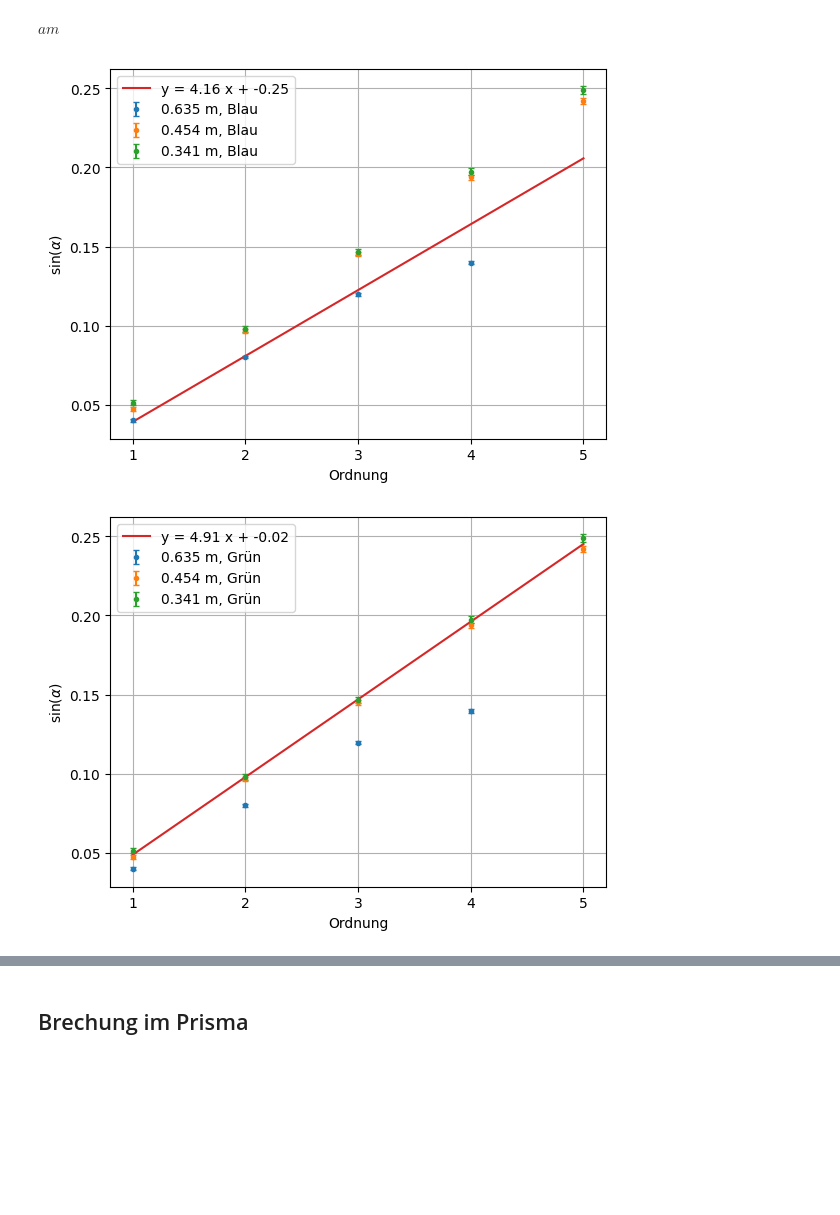
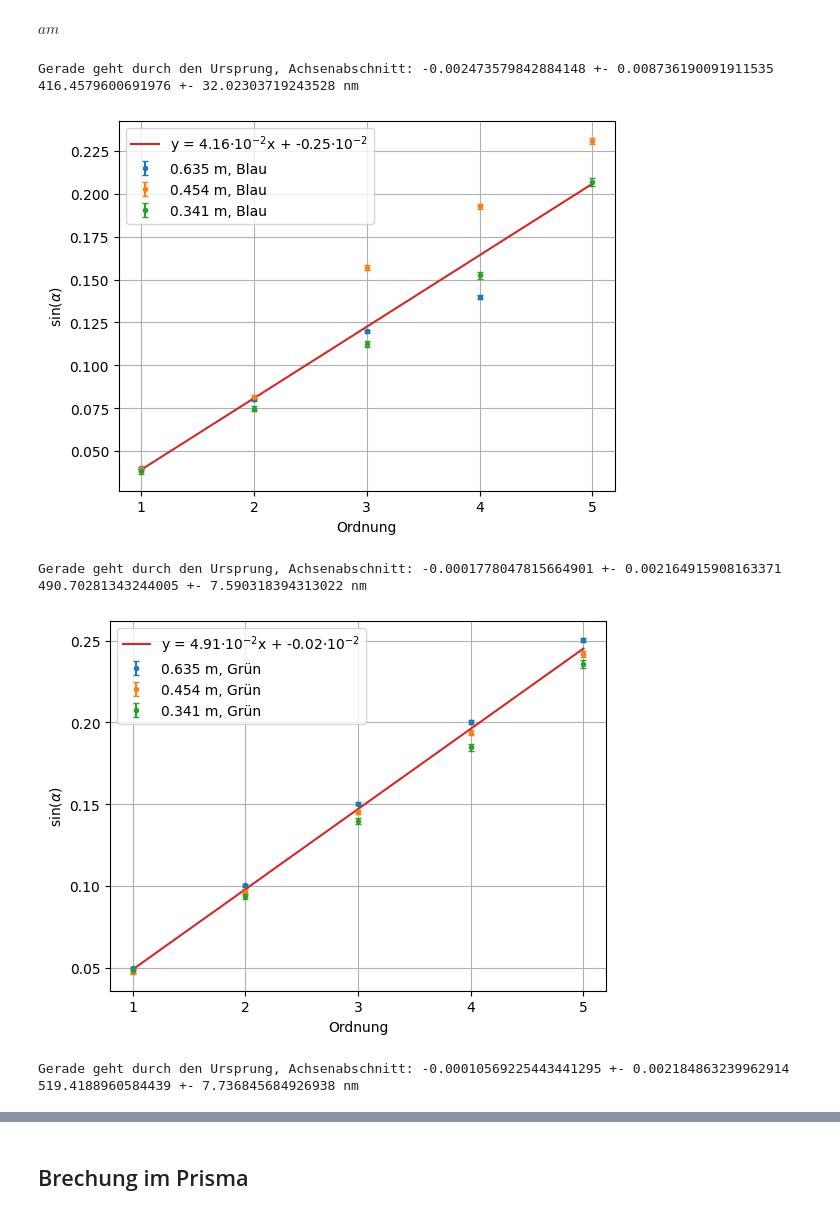
Before and after one commit to RombusBombus/AP3, a Jupyter notebook: BUB/BUB.ipynb, the cells around one changed output, grey strips where cells are left out. Cells and saved outputs as stored; diff of their text form; code cells hidden in the pictures; blank space fills up the shorter version.

Commit message:
beugungsgitter

```diff
--- a/BUB/BUB.ipynb
+++ b/BUB/BUB.ipynb
@@ -258,38 +263,54 @@ for i, farbe in enumerate(farben):
     n = np.tile(np.arange(1, 6), 3)
     no_nans = ~np.isnan(sin_vals[:, i]) # filter nans
     n = n[no_nans]
     sin_vals_no_nans = sin_vals[no_nans, i]
     u_sin_vals_no_nans = u_sin_vals[no_nans, i]
     popt, pcov = curve_fit(linear, n, sin_vals_no_nans, sigma=u_sin_vals_no_nans)
     X = np.linspace(n.min(), n.max(), 100)
     Y = linear(X, *popt)
 
+    # checken, ob die Gerade durch den Ursprung geht
+    achsenabschnitt = popt[1]
+    u_achsenabschnitt = np.sqrt(pcov[1, 1])
+    achsenabschnitt_max = achsenabschnitt + u_achsenabschnitt
+    achsenabschnitt_min = achsenabschnitt - u_achsenabschnitt
+
+    if achsenabschnitt_min <= 0 <= achsenabschnitt_max:
+        print(f"Gerade geht durch den Ursprung, Achsenabschnitt: {achsenabschnitt} +- {u_achsenabschnitt}")
+
     # Wellenlaenge berechnen
     lambda_val, u_lambda = fehler_gauss(
         lambda_formula,
         [m_symbol, a_symbol],
         [popt[0], a],
         [np.sqrt(pcov[0, 0]), u_a]
     )
-    print(lambda_val * 1e9, u_lambda * 1e9, "nm")
+    print(lambda_val * 1e9, "+-", u_lambda * 1e9, "nm")
 
     # Plotten
-    for i in range(3):
+    for j in range(3):
         plt.errorbar(
             x=np.arange(1, 6),
-            y=sin_vals[i*5:((i+1)*5), i],
+            y=sin_vals[j*5:((j+1)*5), i],
             fmt=".",
             capsize=2,
-            yerr=u_sin_vals[i*5:((i+1)*5), i],
-            label=f"{beugung_gitter.iloc[i*5]['Position Schirm']} m, {farbe}",
+            yerr=u_sin_vals[j*5:((j+1)*5), i],
+            label=f"{beugung_gitter.iloc[j*5]['Position Schirm']} m, {farbe}",
         )
-    plt.plot(X, Y, label=f"y = {np.round(popt[0] * 100, 2)} x + {np.round(popt[1] * 100, 2)}")
+    fit_label = f"y = {np.round(popt[0] * 100, 2)}" + r"$\cdot 10^{-2}$" + f"x + {np.round(popt[1] * 100, 2)}" + r"$\cdot 10^{-2}$"
+    plt.plot(X, Y, label=fit_label)
     plt.grid(True)
     plt.gca().xaxis.set_major_locator(ticker.MaxNLocator(integer=True))
     plt.xlabel("Ordnung")
     plt.ylabel(r"$\sin(\alpha)$")
     plt.legend()
     plt.show()
 # %% [output]
+Gerade geht durch den Ursprung, Achsenabschnitt: -0.002473579842884148 +- 0.008736190091911535
+416.4579600691976 +- 32.02303719243528 nm
-[figure, old version]
+[figure, new version]
+Gerade geht durch den Ursprung, Achsenabschnitt: -0.0001778047815664901 +- 0.002164915908163371
+490.70281343244005 +- 7.590318394313022 nm
-[figure, old version]
+[figure, new version]
+Gerade geht durch den Ursprung, Achsenabschnitt: -0.00010569225443441295 +- 0.002184863239962914
+519.4188960584439 +- 7.736845684926938 nm
```
Also changed, not shown: parts of 3 cells of this notebook, 2 other files.
